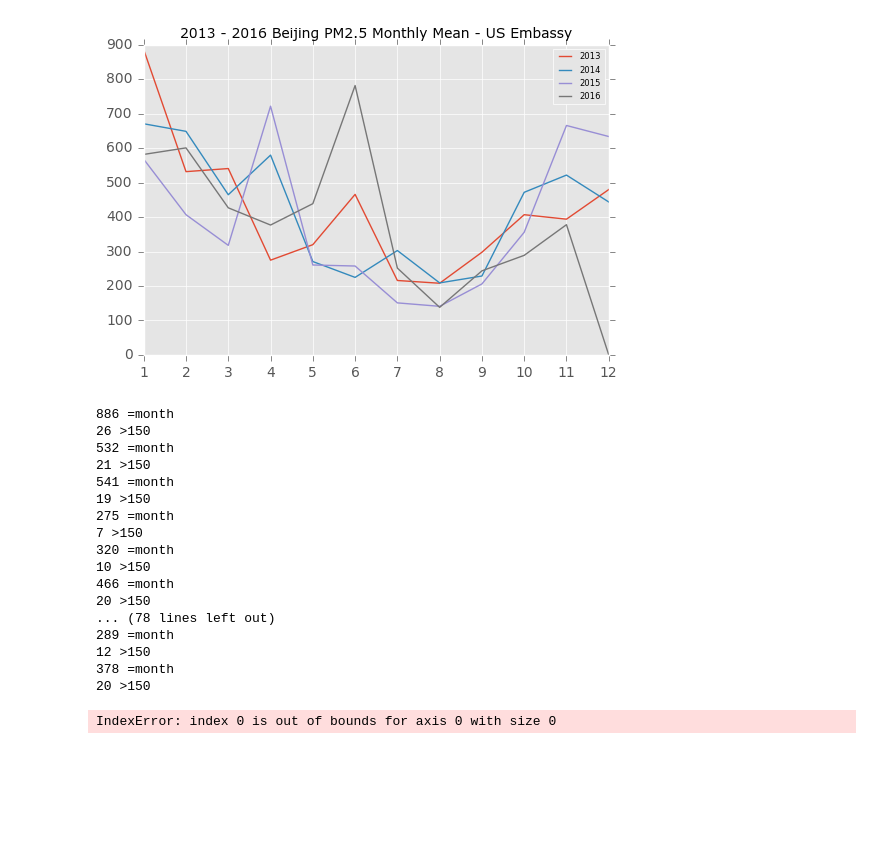
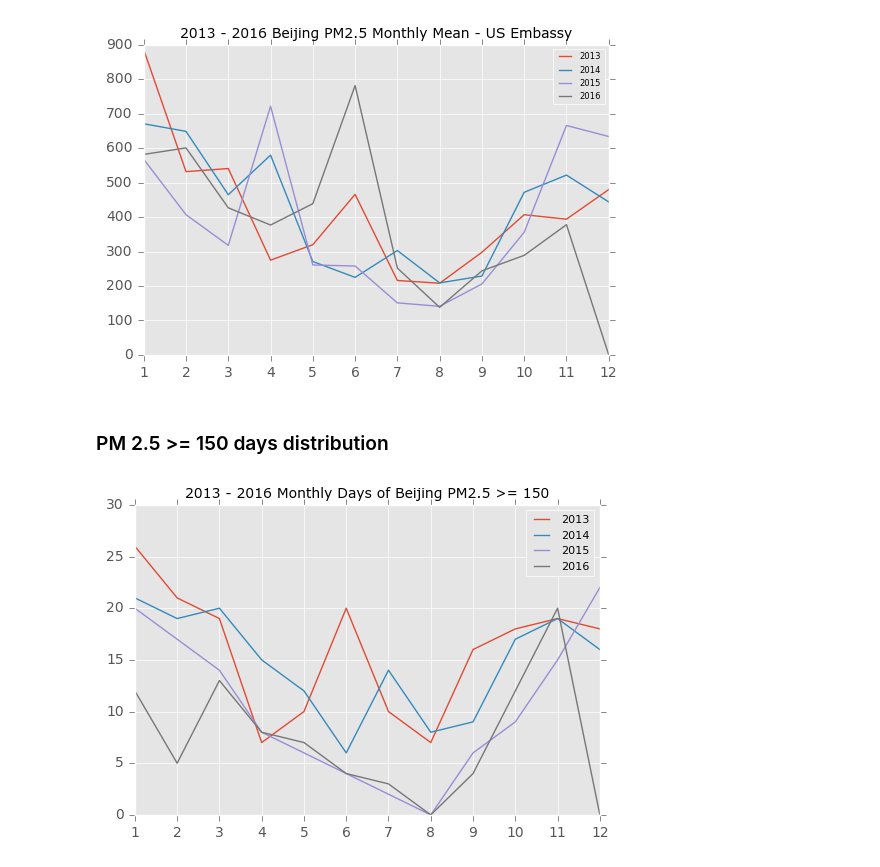
Before and after one commit to lineudemonia/pm25, a Jupyter notebook: pm2.5/pm2.5.ipynb, the cells around one changed output. Saved outputs shown, nothing was run; the diff lists cells and outputs as text; code cells hidden in the pictures; blank space fills up the shorter version.

```diff
--- a/pm2.5/pm2.5.ipynb
+++ b/pm2.5/pm2.5.ipynb
@@ -61,47 +65,26 @@ plt.savefig('output/2013_2016_summary.png')
 plt.show()
 # %% [output]
 [figure]
+# %% [markdown]
+### PM 2.5 >= 150 days distribution
 # %%
 output = pd.DataFrame(index = range(1, 13), columns = years)
-#print(output)
 for year in years:
     data = pd.read_csv(head + str(year) + tail, encoding = 'cp1252', skiprows = 3)
     data = data[data['QC Name'] != 'Missing']
     for month in months:
-        data_month = data[data['Month'] == month].pivot_table(index = 'Month', values = 'Value', aggfunc = np.max)
-        print(data_month.values[0], '=month')
         data_day = data[data['Month'] == month].pivot_table(index = 'Day', values = 'Value', aggfunc = np.max)
-#         print(data_day)
         data_day_150 = len(data_day[data_day >= 150])
-        print(data_day_150, '=150')
         try:
             output.ix[month, year] = data_day_150
         except:
             output.ix[month, year] = 0
 #        print(np.std(data_day))
-#         print(output)
-# output.plot.line()
-# plt.title('2013 - 2016 Beijing PM2.5 > 150', fontname='Verdana', fontsize = 10)
-# plt.rcParams['legend.fontsize'] = 6
-# plt.xticks(months)
-# plt.savefig('output/2013_2016_summary_pm150.png')
-# plt.show()
+output.plot.line()
+plt.title('2013 - 2016 Monthly Days of Beijing PM2.5 >= 150', fontname='Verdana', fontsize = 10)
+plt.rcParams['legend.fontsize'] = 10
+plt.xticks(months)
+plt.savefig('output/2013_2016_summary_pm150.png')
+plt.show()
 # %% [output]
-886 =month
-26 >150
-532 =month
-21 >150
-541 =month
-19 >150
-275 =month
-7 >150
-320 =month
-10 >150
-466 =month
-20 >150
-... (78 lines left out)
-289 =month
-12 >150
-378 =month
-20 >150
-IndexError: index 0 is out of bounds for axis 0 with size 0
+[figure, added]
```
Also changed, not shown: parts of 3 cells of this notebook.
